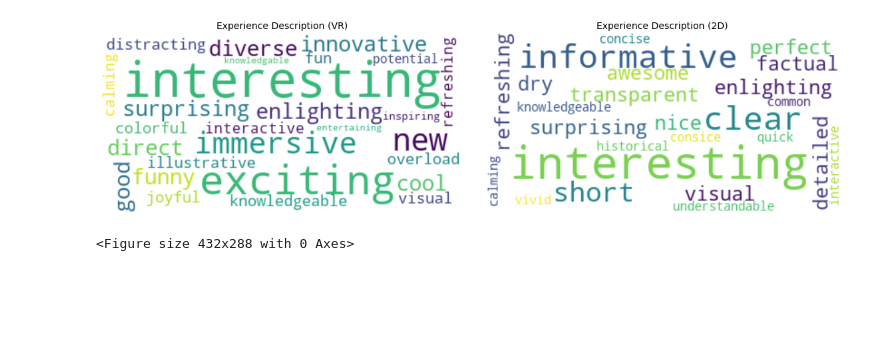
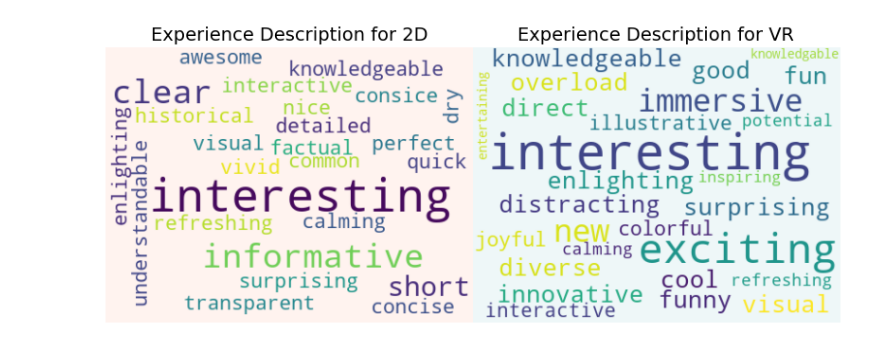
Before and after one commit to dario-x/history_seven, a Jupyter notebook: analysis/Analysis.ipynb, the cells around one changed output. Cells and saved outputs as stored; diff of their text form; code cells hidden in the pictures; blank space fills up the shorter version.

```diff
--- a/analysis/Analysis.ipynb
+++ b/analysis/Analysis.ipynb
@@ -6,55 +6,60 @@ from wordcloud import WordCloud
 # Read the data from CSV file
 data_per_participants = pd.read_csv("./data/questionaire_results_per_participant.csv", sep=";")
 
 # Convert text to lowercase
 data_per_participants['experience_description_VR'] = data_per_participants['experience_description_VR'].str.lower()
 data_per_participants['experience_description_2D'] = data_per_participants['experience_description_2D'].str.lower()
 
-
-# Create a WordCloud object with rectangular shape
+# Create a WordCloud object with square shape
 wc_vr = WordCloud(
-    background_color='white',
+    background_color='#eef7f8',
     max_words=200,
-    contour_width=3,
-    contour_color='steelblue'
+    contour_width=2,
+    contour_color='steelblue',
+    width=400,
+    height=300
 )
 
 wc_2d = WordCloud(
-    background_color='white',
+    background_color='#fff3ef',
     max_words=200,
-    contour_width=3,
-    contour_color='steelblue'
+    contour_width=2,
+    contour_color='steelblue',
+    width=400,
+    height=300
 )
 
 # Generate word cloud for experience_description_VR
 vr_text = ' '.join(text for text in data_per_participants['experience_description_VR'])
 wc_vr.generate(vr_text)
 
 # Generate word cloud for experience_description_2D
 twod_text = ' '.join(text  for text in data_per_participants['experience_description_2D'])
 wc_2d.generate(twod_text)
 
-# Create subplots and adjust figure size
-fig, axes = plt.subplots(1, 2, figsize=(20, 9))
+# Create subplots with equal aspect ratio
+fig, axes = plt.subplots(1, 2, figsize=(10, 5), dpi=100)
 
 # Display word cloud for experience_description_VR on the left
-axes[0].imshow(wc_vr, interpolation='bilinear')
-axes[0].set_title('Experience Description (VR)', fontsize=14)
+axes[1].imshow(wc_vr, interpolation='bilinear', aspect='equal')
+axes[1].set_title('Experience Description for VR', fontsize=14)
+axes[1].axis('off')
+
+# Display word cloud for experience_description_2D on the right
+axes[0].imshow(wc_2d, interpolation='bilinear', aspect='equal')
+axes[0].set_title('Experience Description for 2D', fontsize=14)
 axes[0].axis('off')
 
-# Display word cloud for experience_description_2D on the right
-axes[1].imshow(wc_2d, interpolation='bilinear')
-axes[1].set_title('Experience Description (2D)', fontsize=14)
-axes[1].axis('off')
+# Adjust spacing between subplots
+plt.subplots_adjust(wspace=0)
 
-# Adjust spacing between subplots
-plt.subplots_adjust(wspace=0.05)
+# Save the figure with minimal white space
+plt.savefig('./plots/user_experience_wordcloud.pdf', format='pdf', bbox_inches='tight')
+
+# Show the figure
 plt.show()
-
-plt.savefig('./plots/user_experience_wordcloud.pdf')
 # %% [output]
-[figure, old version]
+[figure, new version]
-<Figure size 432x288 with 0 Axes>
 # %%
 
 # Define word groups and their respective words
```
Also changed, not shown: parts of 1 cell of this notebook, 30 other files.
